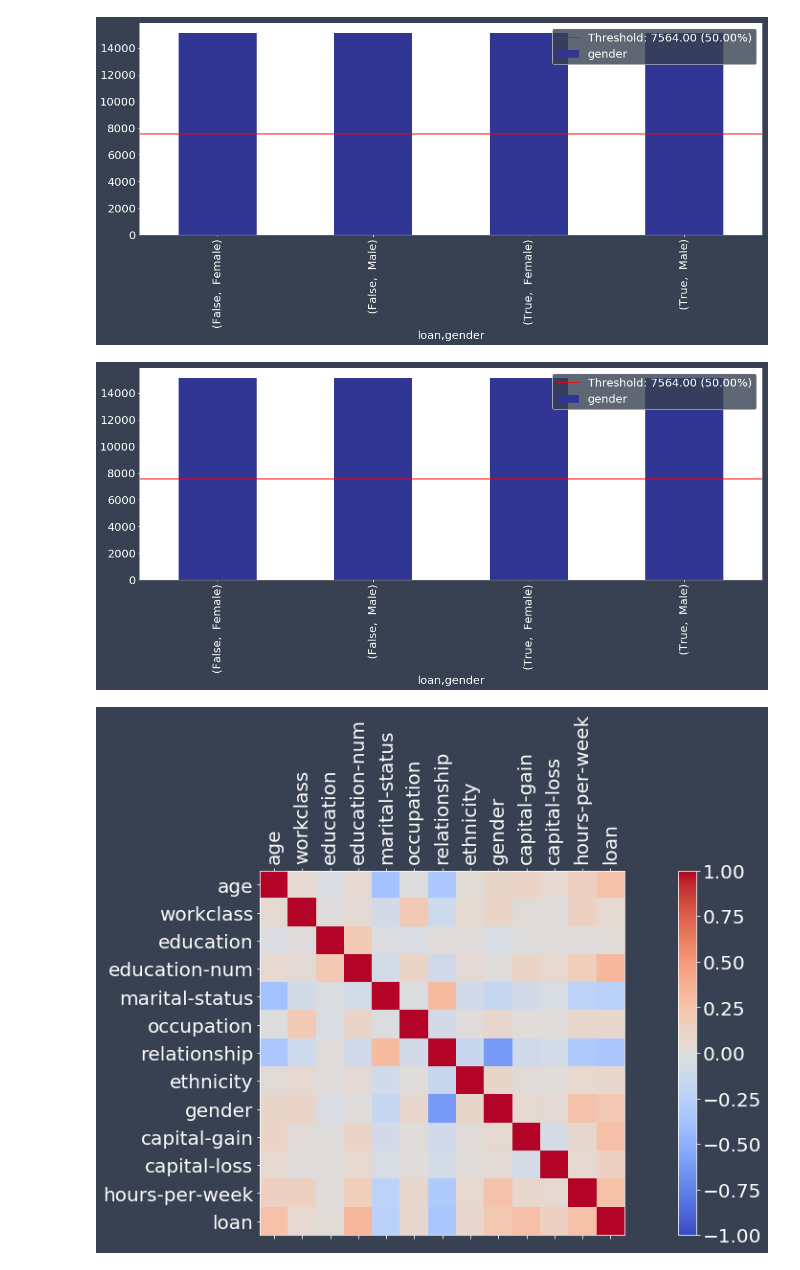
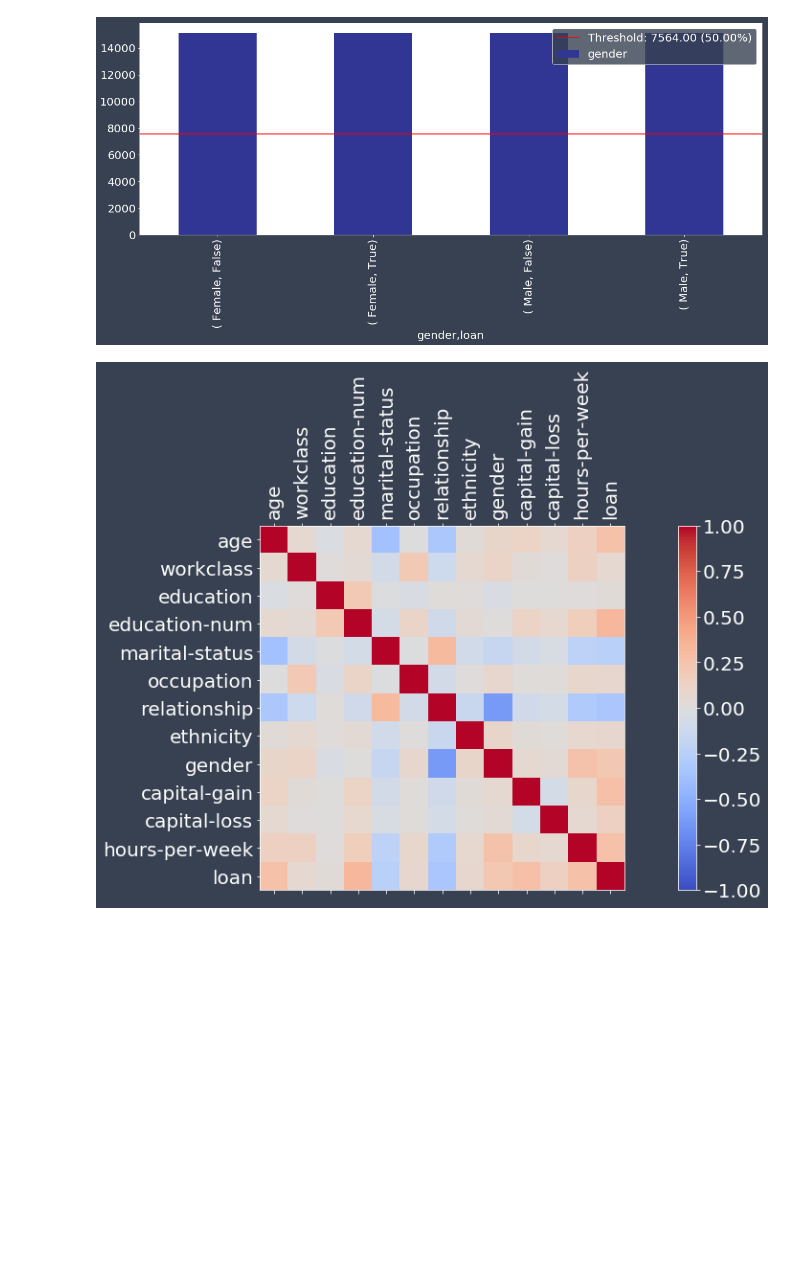
Before and after one commit to EthicalML/xai, a Jupyter notebook: examples/XAI Tabular Data Example Usage.ipynb, the cells around one changed output. Drawn from its saved outputs; the diff is of its cells as text; code cells hidden in the pictures; blank space fills up the shorter version.

```diff
--- a/examples/XAI Tabular Data Example Usage.ipynb
+++ b/examples/XAI Tabular Data Example Usage.ipynb
@@ -60,4 +63 @@ ims = xai.show_imbalance(df, "gender")
 [figure]
-# %%
-xai = reload(xai)
-ims = xai.show_imbalance(df, "gender")
@@ -77,9 +75,7 @@ im = xai.show_imbalance(bal_df, "gender", cross=["loan"])
 # %%
-bal_df = xai.balance(df, "gender", cross=["loan"], upsample=1)
-im = xai.show_imbalance(bal_df, "gender", cross=["loan"])
+bal_df = xai.balance(df, "gender", "loan", upsample=1)
 # %% [output]
-[figure, old version]
+[figure, new version]
-[figure, removed]
 # %%
 _ = xai.correlations(df, include_categorical=True, plot_type="matrix")
 # %% [output]
```
Also changed, not shown: parts of 4 cells of this notebook, 1 other file.
